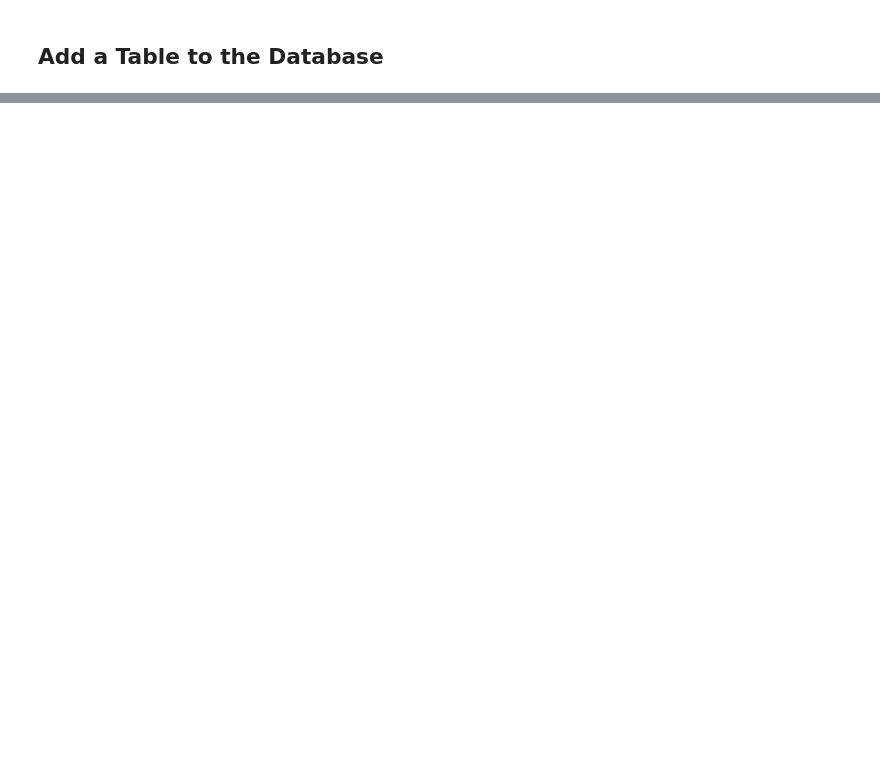
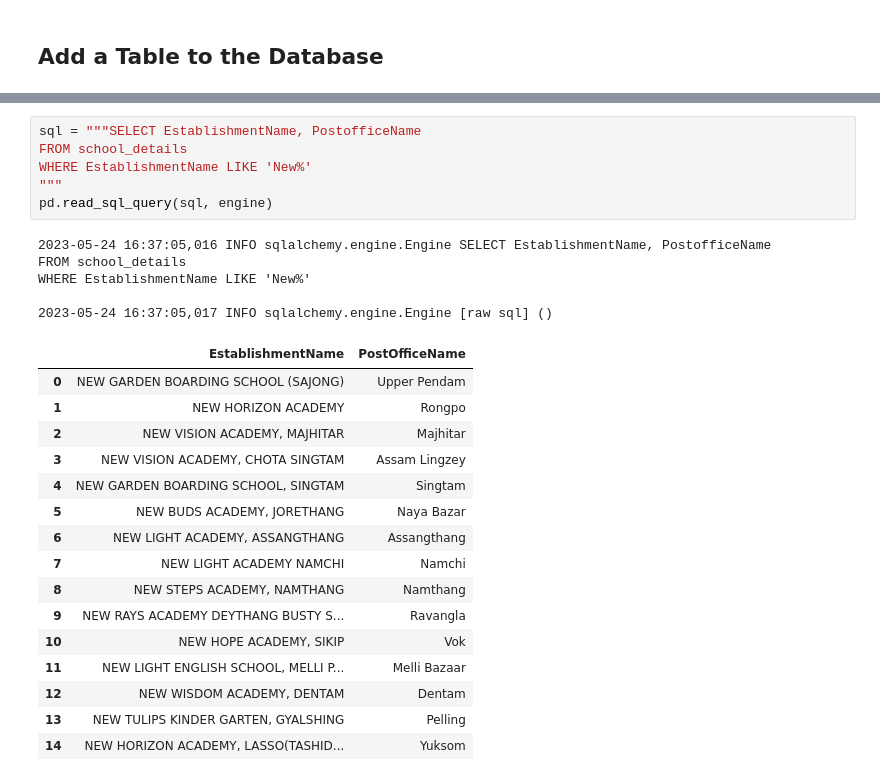
Before and after one commit to BrianArradondo/DS_Class_Assignments, a Jupyter notebook: SQL Database exercise.ipynb, the cells around one changed output, grey strips where cells are left out. Drawn from its saved outputs; the diff is of its cells as text; blank space fills up the shorter version.

```diff
--- a/SQL Database exercise.ipynb
+++ b/SQL Database exercise.ipynb
@@ -114,0 +151,28 @@ pd.read_sql_query(sql,engine)
+# %%
+sql = """SELECT EstablishmentName, PostofficeName
+FROM school_details
+WHERE EstablishmentName LIKE 'New%'
+"""
+pd.read_sql_query(sql, engine)
+# %% [output]
+2023-05-24 16:37:05,016 INFO sqlalchemy.engine.Engine SELECT EstablishmentName, PostofficeName
+FROM school_details
+WHERE EstablishmentName LIKE 'New%'
+
+2023-05-24 16:37:05,017 INFO sqlalchemy.engine.Engine [raw sql] ()
+|  | EstablishmentName | PostOfficeName |
+| 0 | NEW GARDEN BOARDING SCHOOL (SAJONG) | Upper Pendam |
+| 1 | NEW HORIZON ACADEMY | Rongpo |
+| 2 | NEW VISION ACADEMY, MAJHITAR | Majhitar |
+| 3 | NEW VISION ACADEMY, CHOTA SINGTAM | Assam Lingzey |
+| 4 | NEW GARDEN BOARDING SCHOOL, SINGTAM | Singtam |
+| 5 | NEW BUDS ACADEMY, JORETHANG | Naya Bazar |
+| 6 | NEW LIGHT ACADEMY, ASSANGTHANG | Assangthang |
+| 7 | NEW LIGHT ACADEMY NAMCHI | Namchi |
+| 8 | NEW STEPS ACADEMY, NAMTHANG | Namthang |
+| 9 | NEW RAYS ACADEMY DEYTHANG BUSTY S... | Ravangla |
+| 10 | NEW HOPE ACADEMY, SIKIP | Vok |
+| 11 | NEW LIGHT ENGLISH SCHOOL, MELLI P... | Melli Bazaar |
+| 12 | NEW WISDOM ACADEMY, DENTAM | Dentam |
+| 13 | NEW TULIPS KINDER GARTEN, GYALSHING | Pelling |
+| 14 | NEW HORIZON ACADEMY, LASSO(TASHID... | Yuksom |
```
Also changed, not shown: parts of 8 cells of this notebook.
